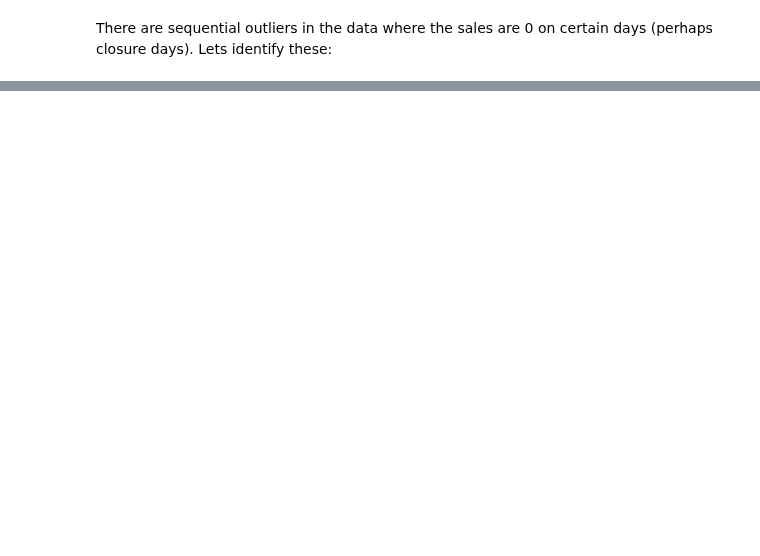
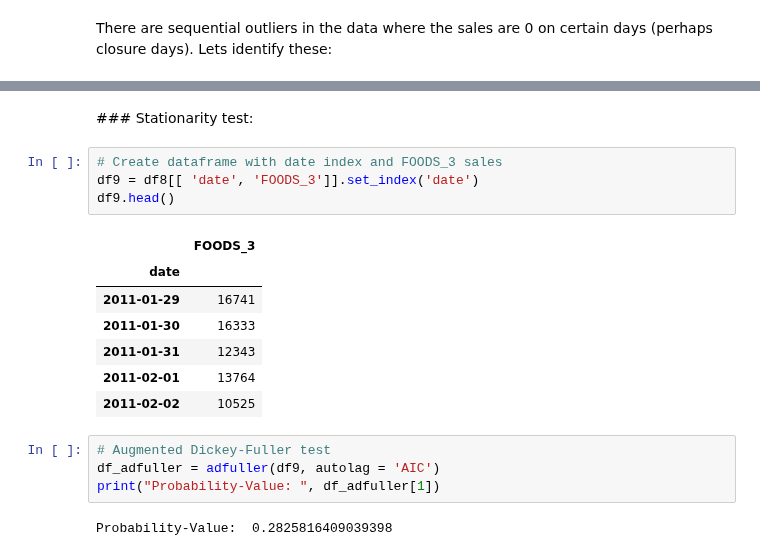
Before and after one commit to sithankanna/hts-forecast, a Jupyter notebook: notebooks/002-EK-EDA.ipynb, the cells around one changed output, grey strips where cells are left out. Saved outputs shown, nothing was run; the diff lists cells and outputs as text; blank space fills up the shorter version.

Commit message:
Check FOODS_3 time-series stationarity

```diff
--- a/notebooks/002-EK-EDA.ipynb
+++ b/notebooks/002-EK-EDA.ipynb
@@ -206,0 +224,20 @@ There are sequential outliers in the data where the sales are 0 on certain days
+# %% [markdown]
+### Stationarity test:
+# %%
+# Create dataframe with date index and FOODS_3 sales
+df9 = df8[[ 'date', 'FOODS_3']].set_index('date')
+df9.head()
+# %% [output]
+|  | FOODS_3 |
+| date |  |
+| 2011-01-29 | 16741 |
+| 2011-01-30 | 16333 |
+| 2011-01-31 | 12343 |
+| 2011-02-01 | 13764 |
+| 2011-02-02 | 10525 |
+# %%
+# Augmented Dickey-Fuller test
+df_adfuller = adfuller(df9, autolag = 'AIC')
+print("Probability-Value: ", df_adfuller[1])
+# %% [output]
+Probability-Value:  0.2825816409039398
```
Also changed, not shown: parts of 3 cells of this notebook.
